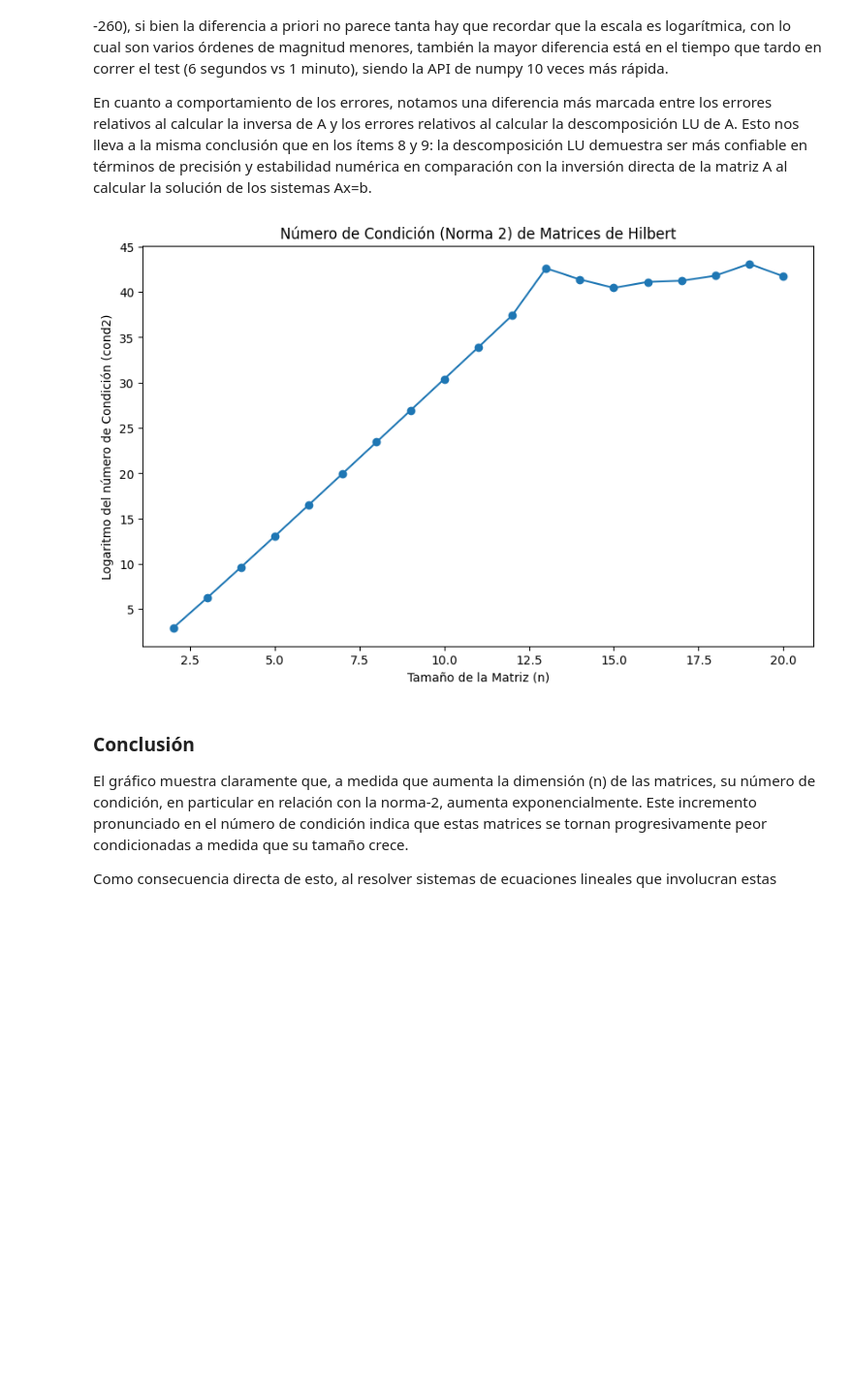
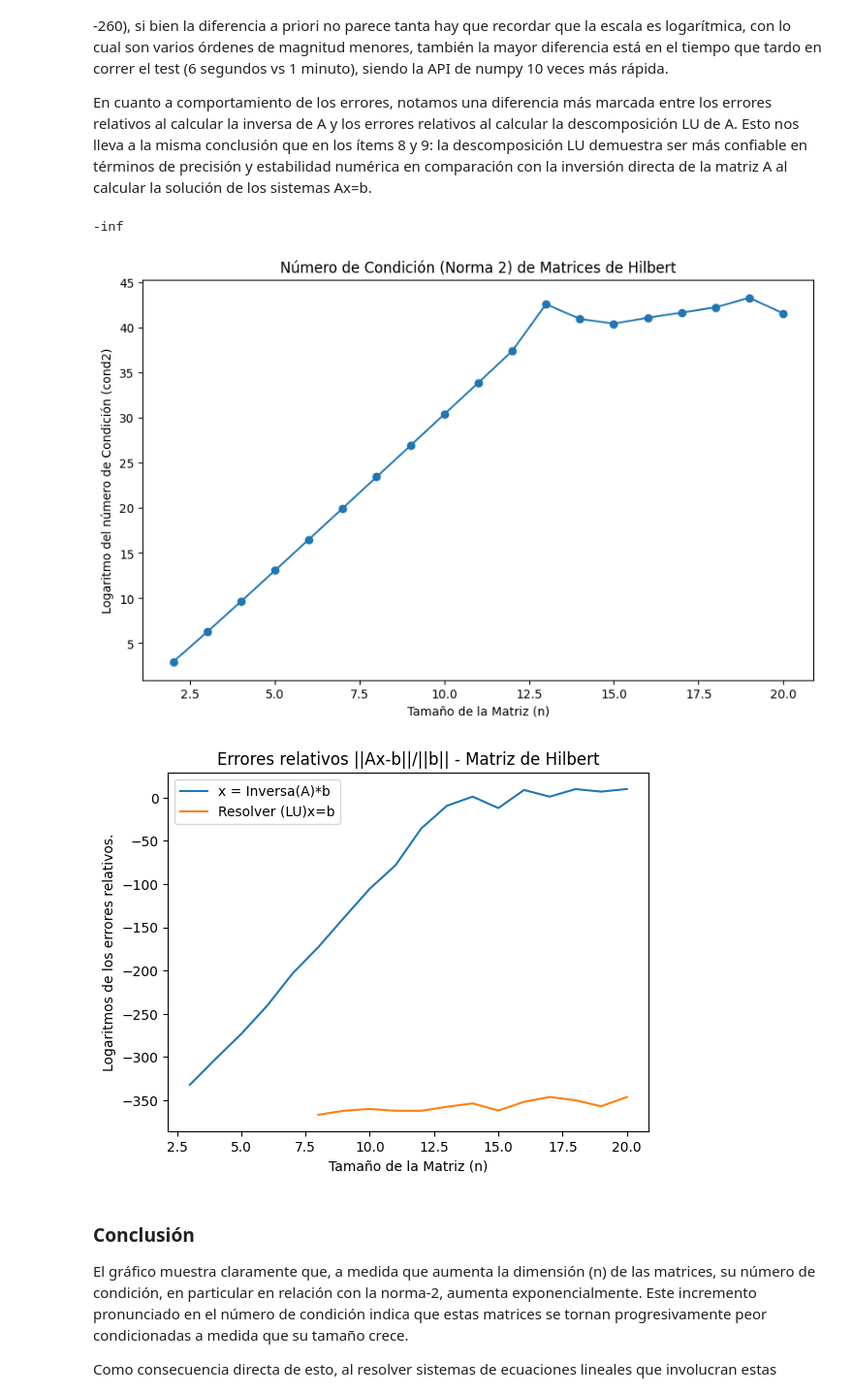
Before and after one commit to MatiMoran/TP1-ALC-2023-2C, a Jupyter notebook: tp1.ipynb, the cells around one changed output. Shown at 97% size. Cells and saved outputs as stored; diff of their text form; code cells hidden in the pictures; blank space fills up the shorter version.

```diff
--- a/tp1.ipynb
+++ b/tp1.ipynb
@@ -369,7 +382,8 @@ for i in range(10,201):
     #foreach dimension calculate 10 random matrices and check the relative log errors of the solutions
     for k in range(10):
         A = np.random.uniform(low=-1, high=1.0, size=(i,i))
-        b = np.random.uniform(low=-1, high=1.0, size=(i,))
+        x = np.random.uniform(low=-1, high=1.0, size=(i,))
+        b = A@x
 
         #append results to the collections of errors
         x1 = resolverLU(A, b)
@@ -507,23 +527,64 @@ def hilbert_matrix(n):
 
     return H
 
-v1 = np.array([])
+v0 = np.array([])
 
 # foreach dimension we get the hilbert matrix and calculate the log of their condition number
 for n in range(2, 21):
     A = hilbert_matrix(n)
-    v1 = np.append(v1, np.log(np.linalg.cond(A, p=2)))
+    v0 = np.append(v0, np.log(np.linalg.cond(A, p=2)))
+
+
+v1 = np.array([])
+v2 = np.array([])
+
+
+# iterate over dimension 10 to 200
+for i in range(2,21):
+    v1_dimensional_benchmark_results = 0
+    v2_dimensional_benchmark_results = 0
+
+    #foreach dimension calculate 10 random matrices and check the relative log errors of the solutions
+    for k in range(10):
+        A = hilbert_matrix(i)
+        x = np.random.uniform(low=-1, high=1.0, size=(i,))
+        b = A@x
+
+        #append results to the collections of errors
+        x1 = resolverLU(A, b)
+        v1_dimensional_benchmark_results += np.log(relative_error(A, b, x1))
+
+        x2 = inversa(A)@b
+        v2_dimensional_benchmark_results += np.log(relative_error(A, b, x2))
+
+    v1 = np.append(v1, v1_dimensional_benchmark_results)
+    v2 = np.append(v2, v2_dimensional_benchmark_results)
+# %%
+np.log(0)
+# %% [output]
+-inf
 # %%
 # Crear el gráfico
 
 plt.figure(figsize=(10, 6))
-plt.plot(range(2, 21), v1, marker='o', linestyle='-')
+plt.plot(range(2, 21), v0, marker='o', linestyle='-')
 plt.title('Número de Condición (Norma 2) de Matrices de Hilbert')
 plt.xlabel('Tamaño de la Matriz (n)')
 plt.ylabel('Logaritmo del número de Condición (cond2)')
 plt.show()
+
+# Crear el gráfico
+n = np.arange(2, 21)
+plt.plot(n,v2, label='x = Inversa(A)*b')
+plt.plot(n,v1, label='Resolver (LU)x=b')
+plt.title('Errores relativos ||Ax-b||/||b|| - Matriz de Hilbert')
+plt.xlabel('Tamaño de la Matriz (n)')
+plt.ylabel('Logaritmos de los errores relativos.')
+plt.legend()
+plt.show()
 # %% [output]
-[figure, old version]
+[figure, new version]
+[figure, added]
 # %% [markdown]
 ### Conclusión
 El gráfico muestra claramente que, a medida que aumenta la dimensión (n) de las matrices, su número de condición, en particular en relación con la norma-2, aumenta exponencialmente. Este incremento pronunciado en el número de condición indica que estas matrices se tornan progresivamente peor condicionadas a medida que su tamaño crece.
```
Also changed, not shown: parts of 8 cells of this notebook.
